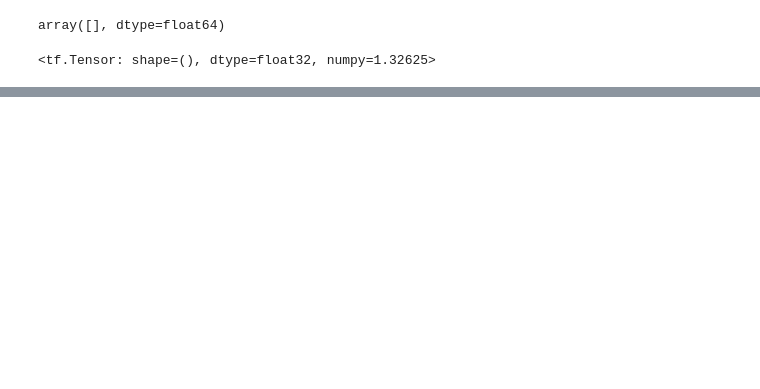
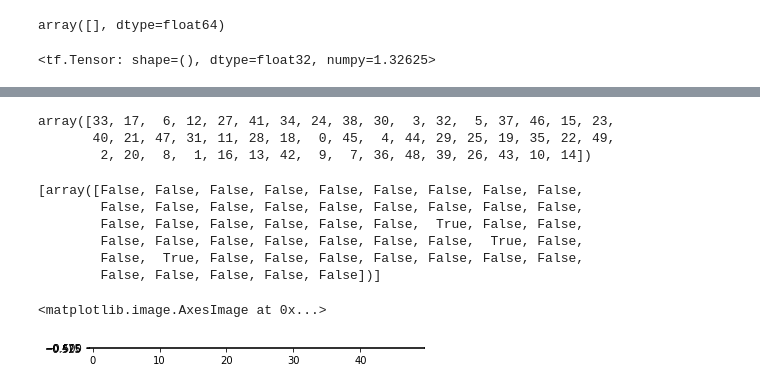
Before and after one commit to quanvu0996/TF_cert_training, a Jupyter notebook: v2_2_ML20M_sequence.ipynb, the cells around one changed output, grey strips where cells are left out. Drawn from its saved outputs; the diff is of its cells as text; code cells hidden in the pictures; blank space fills up the shorter version.

```diff
--- a/v2_2_ML20M_sequence.ipynb
+++ b/v2_2_ML20M_sequence.ipynb
@@ -492,9 +577,27 @@ for i in range(50):
+# %%
+np.argsort(a[1])
+# %% [output]
+array([33, 17,  6, 12, 27, 41, 34, 24, 38, 30,  3, 32,  5, 37, 46, 15, 23,
+       40, 21, 47, 31, 11, 28, 18,  0, 45,  4, 44, 29, 25, 19, 35, 22, 49,
+        2, 20,  8,  1, 16, 13, 42,  9,  7, 36, 48, 39, 26, 43, 10, 14])
+# %%
+[np.isin(np.argsort(a[1]), np.array([0,1,2]) )]
+# %% [output]
+[array([False, False, False, False, False, False, False, False, False,
+        False, False, False, False, False, False, False, False, False,
+        False, False, False, False, False, False,  True, False, False,
+        False, False, False, False, False, False, False,  True, False,
+        False,  True, False, False, False, False, False, False, False,
+        False, False, False, False, False])]
 # %%
 # Vẽ theo user_group
-user_groups = [ 33 ]
+user_groups = [ 32 ]
 a = group_scores
 ind = np.argmax(group_scores, axis=1)
 plt.imshow( a[ np.isin( ind, user_groups)] )
+# %% [output]
+<matplotlib.image.AxesImage at 0x...>
+[figure, added]
 # %%
 # Vẽ y_true của các user chung group
 y_true = model.decoder(model._preprocess( [interac_df[itemCol], interac_df["y"]], padding_size = mask_size )).numpy()
```
Also changed, not shown: parts of 17 cells of this notebook.
